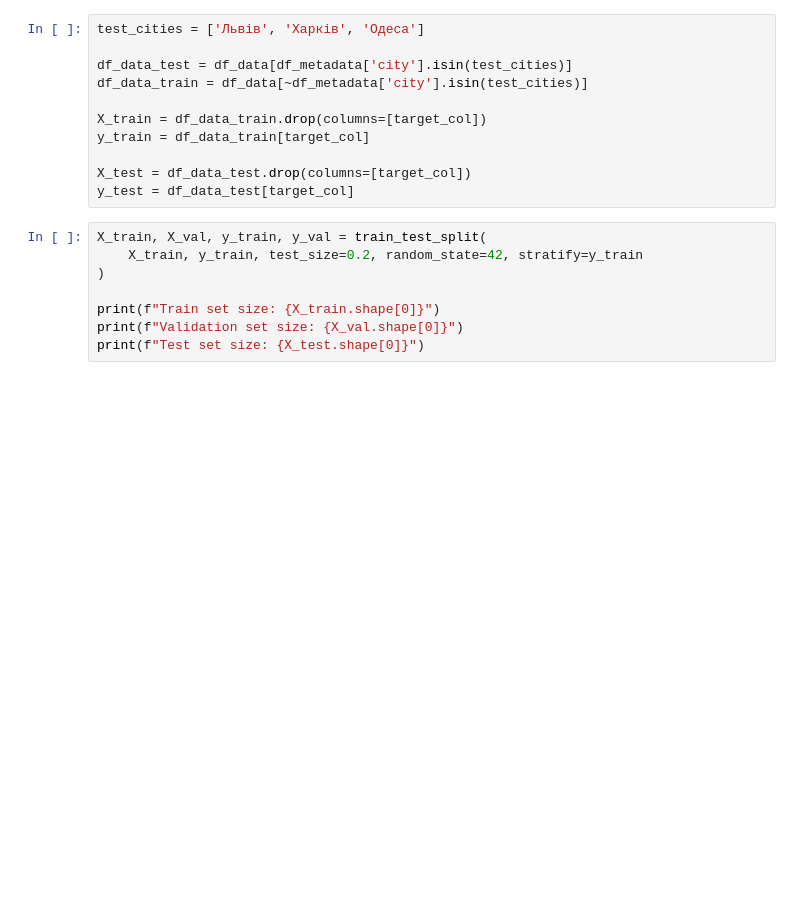
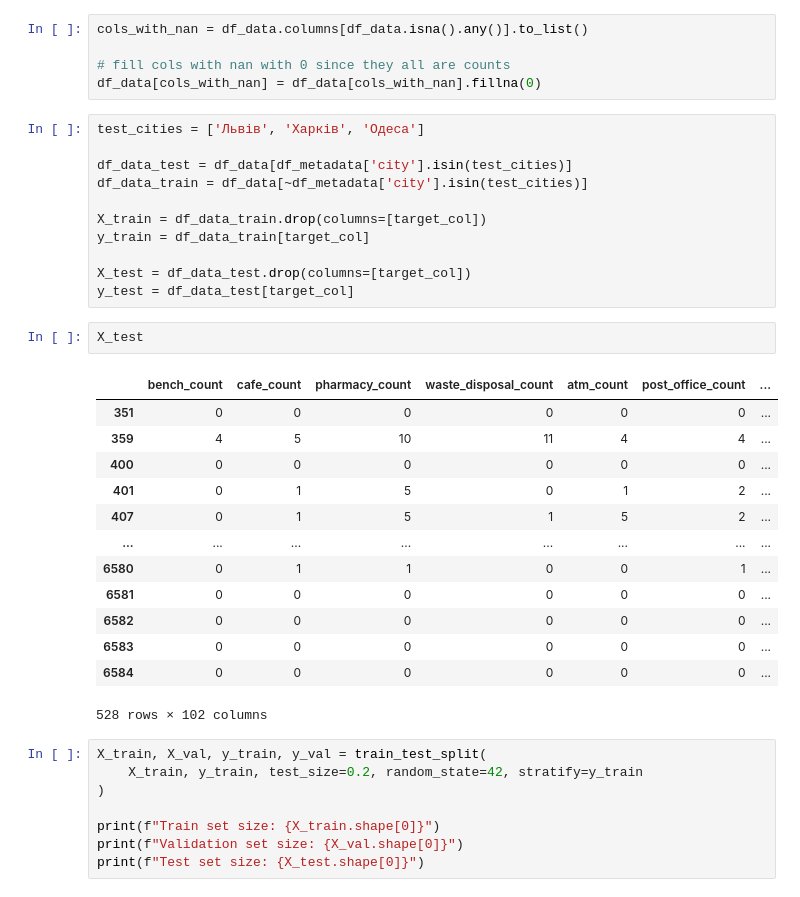
Before and after one commit to Berehulia/ucu-ml-25, a Jupyter notebook: osm-postgis/notebooks/model.ipynb, the cells around one changed output. Saved outputs shown, nothing was run; the diff lists cells and outputs as text; blank space fills up the shorter version.

```diff
--- a/osm-postgis/notebooks/model.ipynb
+++ b/osm-postgis/notebooks/model.ipynb
@@ -79,6 +79,11 @@ city
 Чернігів          23
 Кам'янське        22
 Name: count, dtype: int64
+# %%
+cols_with_nan = df_data.columns[df_data.isna().any()].to_list()
+
+# fill cols with nan with 0 since they all are counts
+df_data[cols_with_nan] = df_data[cols_with_nan].fillna(0)
 # %%
 test_cities = ['Львів', 'Харків', 'Одеса']
 
@@ -90,6 +95,22 @@ y_train = df_data_train[target_col]
 
 X_test = df_data_test.drop(columns=[target_col])
 y_test = df_data_test[target_col]
+# %%
+X_test
+# %% [output]
+|  | bench_count | cafe_count | pharmacy_count | waste_disposal_count | atm_count | post_office_count | ... |
+| 351 | 0 | 0 | 0 | 0 | 0 | 0 | ... |
+| 359 | 4 | 5 | 10 | 11 | 4 | 4 | ... |
+| 400 | 0 | 0 | 0 | 0 | 0 | 0 | ... |
+| 401 | 0 | 1 | 5 | 0 | 1 | 2 | ... |
+| 407 | 0 | 1 | 5 | 1 | 5 | 2 | ... |
+| ... | ... | ... | ... | ... | ... | ... | ... |
+| 6580 | 0 | 1 | 1 | 0 | 0 | 1 | ... |
+| 6581 | 0 | 0 | 0 | 0 | 0 | 0 | ... |
+| 6582 | 0 | 0 | 0 | 0 | 0 | 0 | ... |
+| 6583 | 0 | 0 | 0 | 0 | 0 | 0 | ... |
+| 6584 | 0 | 0 | 0 | 0 | 0 | 0 | ... |
+528 rows × 102 columns
 # %%
 X_train, X_val, y_train, y_val = train_test_split(
     X_train, y_train, test_size=0.2, random_state=42, stratify=y_train
```
Also changed, not shown: parts of 23 cells of this notebook, 1 other file.
